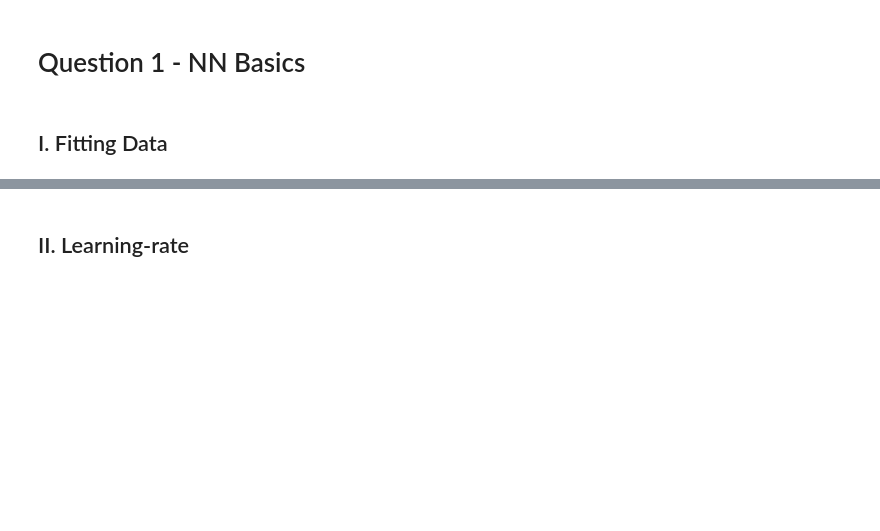
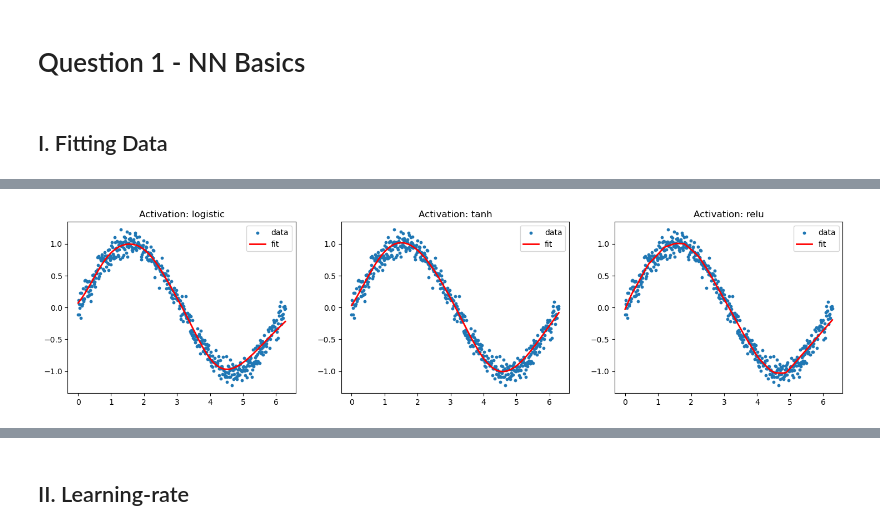
Before and after one commit to gsaco/DML_NN, a Jupyter notebook: Python4.ipynb, the cells around one changed output, grey strips where cells are left out. Drawn from its saved outputs; the diff is of its cells as text; code cells hidden in the pictures; blank space fills up the shorter version.

```diff
--- a/Python4.ipynb
+++ b/Python4.ipynb
@@ -12,0 +28,25 @@ import matplotlib.pyplot as plt
+# %%
+activations = ["logistic", "tanh", "relu"]
+models = {}
+y_hats = {}
+
+for act in activations:
+    model = MLPRegressor(hidden_layer_sizes=(50,50,50),
+                         activation=act,
+                         max_iter=5000,
+                         random_state=123)
+    model.fit(x, y.ravel())
+    models[act] = model
+    y_hats[act] = model.predict(x)
+# %%
+fig, ax = plt.subplots(1, 3, figsize=(18, 4))
+
+for i, act in enumerate(activations):
+    ax[i].scatter(x, y, s=10, label="data")
+    ax[i].plot(x, y_hats[act], label="fit", linewidth=2,color="red")
+    ax[i].set_title(f"Activation: {act}")
+    ax[i].legend()
+
+plt.show()
+# %% [output]
+[figure, added]
```
Also changed, not shown: parts of 8 cells of this notebook.
